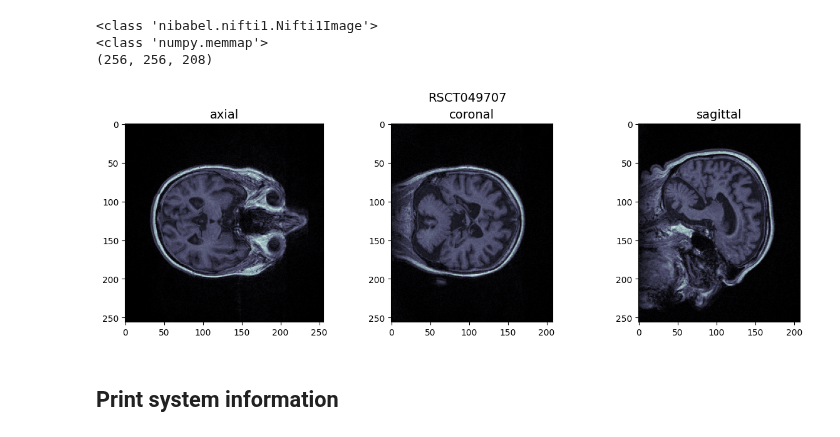
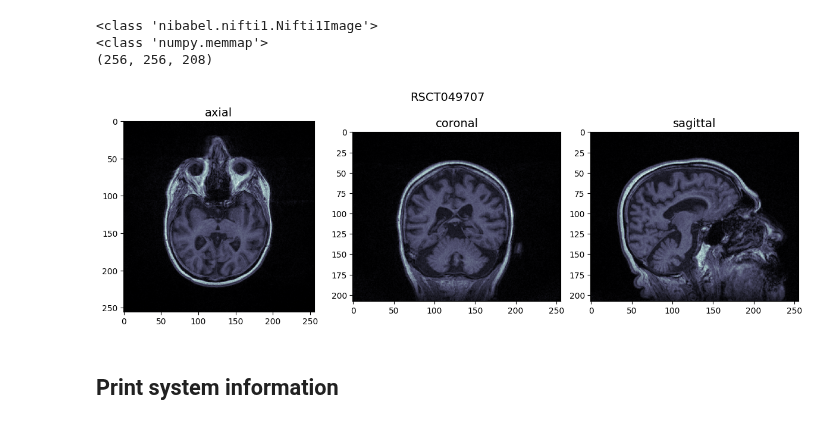
Before and after one commit to AmauryPelzer/Engel-outcome-prediction, a Jupyter notebook: notebooks/2. preprocessing/mri_preprocessing.ipynb, the cells around one changed output. Cells and saved outputs as stored; diff of their text form; code cells hidden in the pictures.

Commit message:
Rotated MRI by 90°

```diff
--- a/notebooks/2. preprocessing/mri_preprocessing.ipynb
+++ b/notebooks/2. preprocessing/mri_preprocessing.ipynb
@@ -17,25 +17,26 @@ print(img_npy.shape)
 (256, 256, 208)
 # %%
 import matplotlib.pyplot as plt
+import numpy as np
 
-fig, ax = plt.subplots(1, 3, figsize = (12,4), constrained_layout=True)
+fig, ax = plt.subplots(1, 3, figsize=(12, 4), constrained_layout=True)
 
-# Display the axial (x-y plane) image slice
-ax[0].set_title('axial', fontsize = 14)
-ax[0].imshow(img_npy[:,:,92], cmap='bone') # x-y plane
+# Rotate the axial (x-y plane) image slice
+ax[0].set_title('axial', fontsize=14)
+ax[0].imshow(np.rot90(img_npy[:,:,92]), cmap='bone') # x-y plane, rotated
 
-# Display the coronal (x-z plane) image slice
-ax[1].set_title('coronal', fontsize = 14)
-ax[1].imshow(img_npy[:,99,:], cmap='bone') # x-z plane
+# Rotate the coronal (x-z plane) image slice
+ax[1].set_title('coronal', fontsize=14)
+ax[1].imshow(np.rot90(img_npy[:,99,:]), cmap='bone') # x-z plane, rotated
 
-# Display the sagittal (y-z plane) image slice
-ax[2].set_title('sagittal', fontsize = 14)
-ax[2].imshow(img_npy[136,:,:], cmap='bone') # y-z plane
+# Rotate the sagittal (y-z plane) image slice
+ax[2].set_title('sagittal', fontsize=14)
+ax[2].imshow(np.rot90(img_npy[136,:,:]), cmap='bone') # y-z plane, rotated
 
 fig.suptitle('RSCT049707', fontsize=14)
 plt.show()
 # %% [output]
-[figure, old version]
+[figure, new version]
 # %% [markdown]
 ## Print system information
 # %%
```
Also changed, not shown: parts of 1 cell of this notebook.
